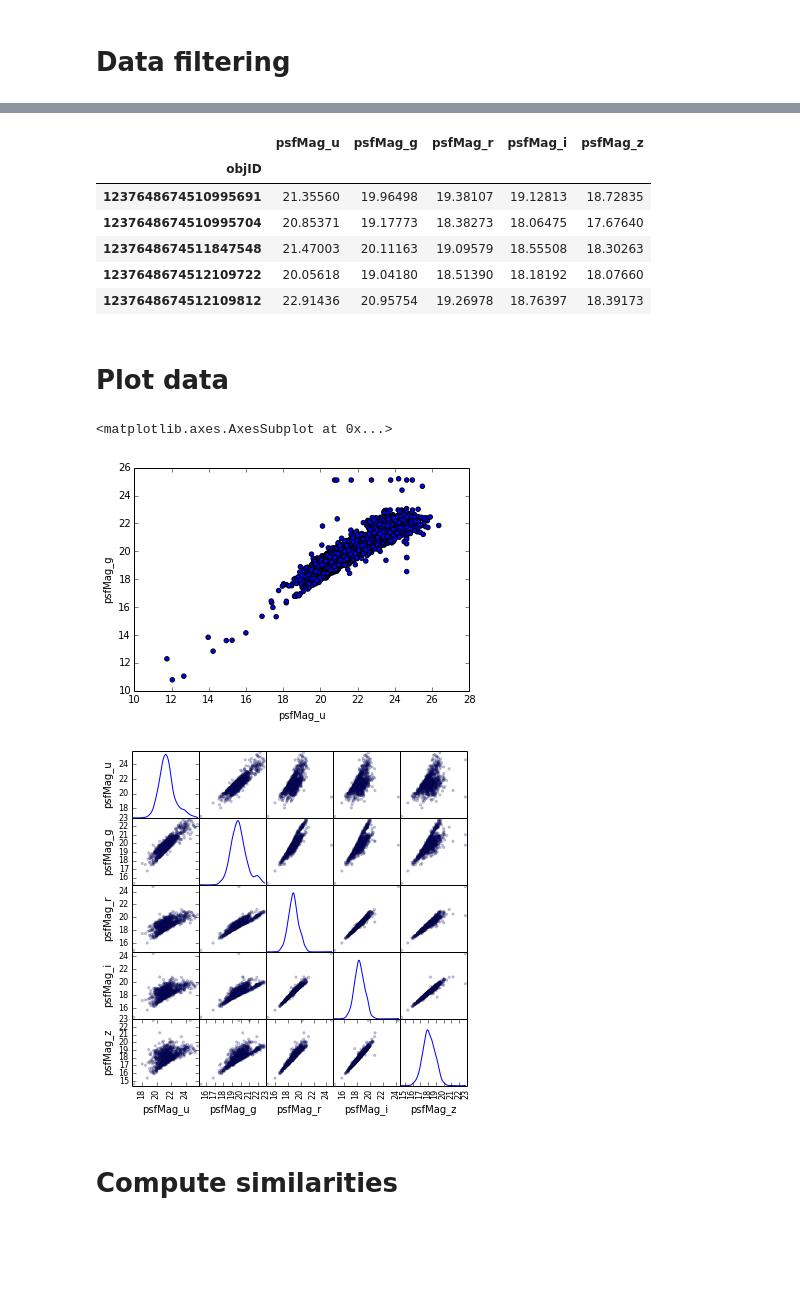
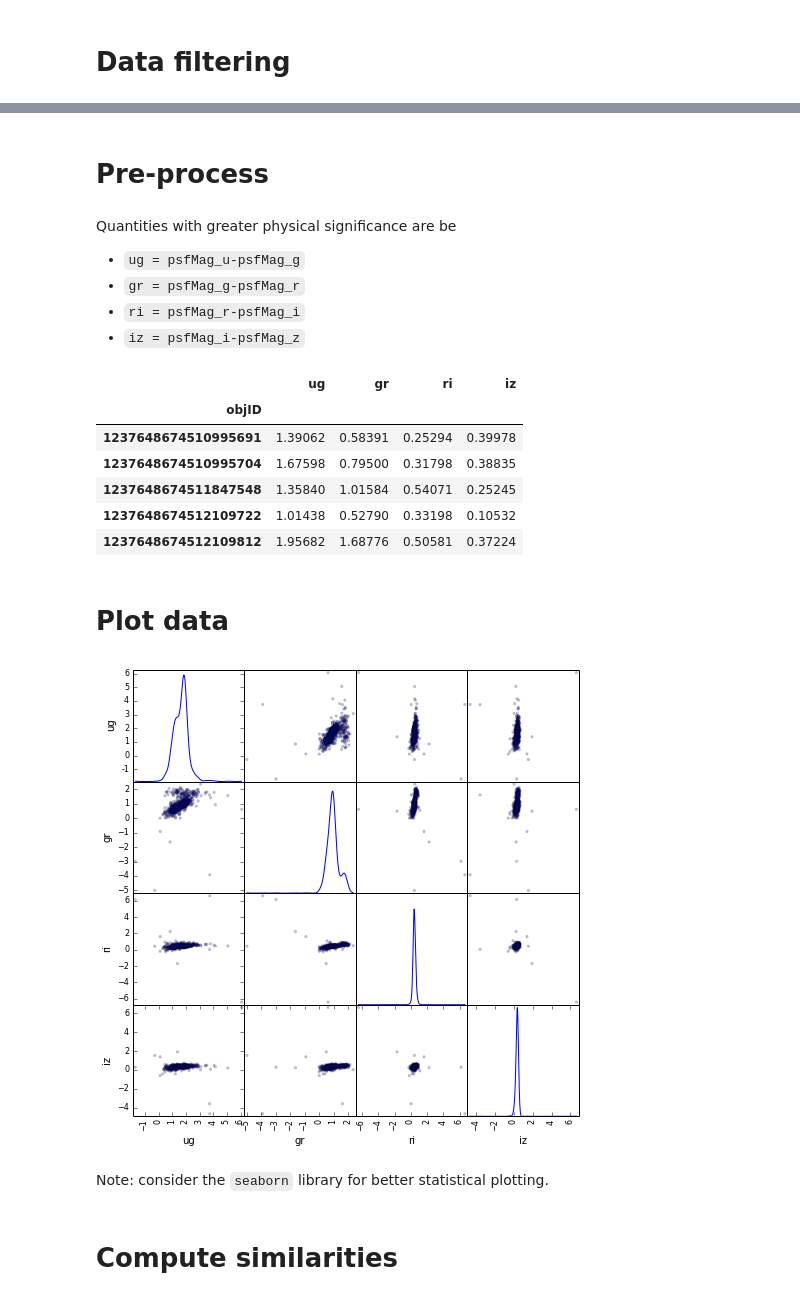
Before and after one commit to marcoq/BSE_TS2016_DLR, a Jupyter notebook: galaxy_sdss_similarity_matrices.ipynb, the cells around one changed output, grey strips where cells are left out. Saved outputs shown, nothing was run; the diff lists cells and outputs as text; code cells hidden in the pictures; blank space fills up the shorter version.

```diff
--- a/galaxy_sdss_similarity_matrices.ipynb
+++ b/galaxy_sdss_similarity_matrices.ipynb
@@ -31,6 +46,9 @@ df.head()
 | 2 | 1237648674511847548 | 21.47003 | 20.11163 | 19.09579 | 18.55508 | 18.30263 |
 | 3 | 1237648674512109722 | 20.05618 | 19.04180 | 18.51390 | 18.18192 | 18.07660 |
 | 4 | 1237648674512109812 | 22.91436 | 20.95754 | 19.26978 | 18.76397 | 18.39173 |
+# %%
+df['objID'] = df['objID'].astype('category')
+df = df.set_index('objID')
 # %% [markdown]
 The attributes:
 
@@ -52,2 +80,2 @@ df[(df['psfMag_u']>=0) & (df['psfMag_g']>=0)].shape
 # %%
-df = df[(df['psfMag_u']>=0) & (df['psfMag_g']>=0)].set_index('objID')
+df = df[(df['psfMag_u']>=0) & (df['psfMag_g']>=0)]
@@ -53,0 +92,14 @@ df = df[(df['psfMag_u']>=0) & (df['psfMag_g']>=0)].set_index('objID')
+# %% [markdown]
+# Pre-process
+# %% [markdown]
+Quantities with greater physical significance are be
+
+* `ug = psfMag_u-psfMag_g`
+* `gr = psfMag_g-psfMag_r`
+* `ri = psfMag_r-psfMag_i`
+* `iz = psfMag_i-psfMag_z`
+# %%
+df['ug'] = df['psfMag_u']-df['psfMag_g']
+df['gr'] = df['psfMag_g']-df['psfMag_r']
+df['ri'] = df['psfMag_r']-df['psfMag_i']
+df['iz'] = df['psfMag_i']-df['psfMag_z']
@@ -54,28 +110,25 @@ df = df[(df['psfMag_u']>=0) & (df['psfMag_g']>=0)].set_index('objID')
 # %%
 df.head()
 # %% [output]
-|  | psfMag_u | psfMag_g | psfMag_r | psfMag_i | psfMag_z |
-| objID |  |  |  |  |  |
-| 1237648674510995691 | 21.35560 | 19.96498 | 19.38107 | 19.12813 | 18.72835 |
-| 1237648674510995704 | 20.85371 | 19.17773 | 18.38273 | 18.06475 | 17.67640 |
-| 1237648674511847548 | 21.47003 | 20.11163 | 19.09579 | 18.55508 | 18.30263 |
-| 1237648674512109722 | 20.05618 | 19.04180 | 18.51390 | 18.18192 | 18.07660 |
-| 1237648674512109812 | 22.91436 | 20.95754 | 19.26978 | 18.76397 | 18.39173 |
+|  | ug | gr | ri | iz |
+| objID |  |  |  |  |
+| 1237648674510995691 | 1.39062 | 0.58391 | 0.25294 | 0.39978 |
+| 1237648674510995704 | 1.67598 | 0.79500 | 0.31798 | 0.38835 |
+| 1237648674511847548 | 1.35840 | 1.01584 | 0.54071 | 0.25245 |
+| 1237648674512109722 | 1.01438 | 0.52790 | 0.33198 | 0.10532 |
+| 1237648674512109812 | 1.95682 | 1.68776 | 0.50581 | 0.37224 |
 # %% [markdown]
 # Plot data
 # %%
 %matplotlib inline
-# %%
-df.plot(x='psfMag_u', y='psfMag_g',kind='scatter')
-# %% [output]
-<matplotlib.axes.AxesSubplot at 0x...>
-[figure, removed]
 # %%
 from pandas.tools.plotting import scatter_matrix
 # %%
-_ = scatter_matrix(df.sample(n=1000), alpha=0.2, figsize=(6, 6), diagonal='kde')
+_ = scatter_matrix(df.sample(n=1000), alpha=0.2, figsize=(8, 8), diagonal='kde')
 # %% [output]
-[figure, old version]
+[figure, new version]
+# %% [markdown]
+Note: consider the `seaborn` library for better statistical plotting.
 # %% [markdown]
 # Compute similarities
 # %%
```
Also changed, not shown: parts of 56 cells of this notebook, 5 other files.
